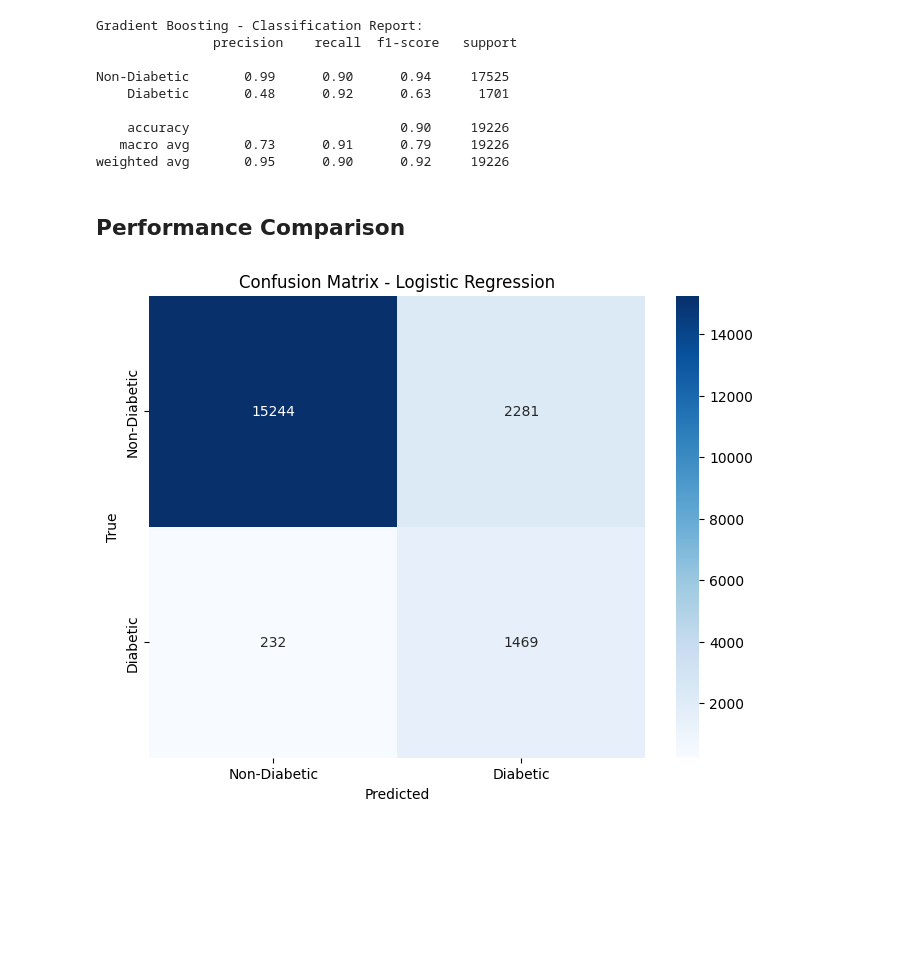
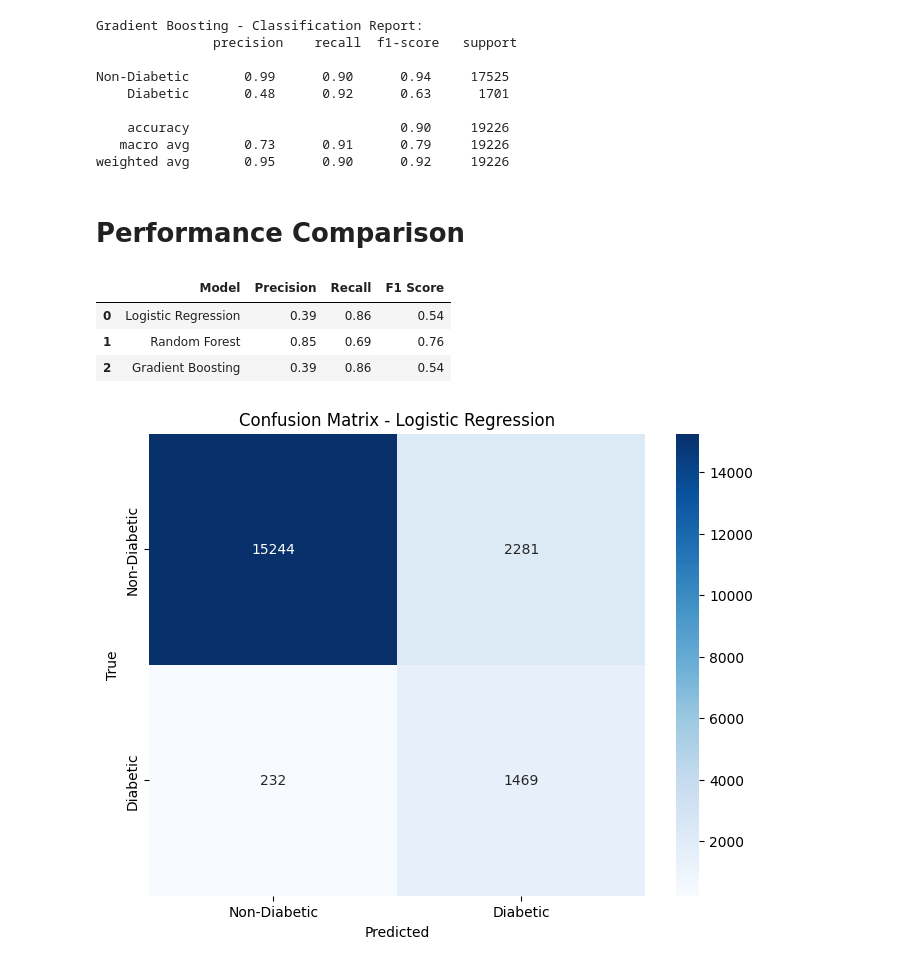
Before and after one commit to MaxBoonjindasup/diabetes_prediction, a Jupyter notebook: Diabetes Prediction.ipynb, the cells around one changed output. Cells and saved outputs as stored; diff of their text form; code cells hidden in the pictures; blank space fills up the shorter version.

```diff
--- a/Diabetes Prediction.ipynb
+++ b/Diabetes Prediction.ipynb
@@ -566,7 +568,23 @@ Non-Diabetic       0.99      0.90      0.94     17525
    macro avg       0.73      0.91      0.79     19226
 weighted avg       0.95      0.90      0.92     19226
 # %% [markdown]
-## Performance Comparison
+# Performance Comparison
+# %%
+performance_data = {
+    'Model': ['Logistic Regression', 'Random Forest', 'Gradient Boosting'],
+    'Precision': [0.39, 0.85, 0.39],
+    'Recall': [0.86, 0.69, 0.86],
+    'F1 Score': [0.54, 0.76, 0.54]
+}
+
+performance_df = pd.DataFrame(performance_data)
+
+performance_df
+# %% [output]
+|  | Model | Precision | Recall | F1 Score |
+| 0 | Logistic Regression | 0.39 | 0.86 | 0.54 |
+| 1 | Random Forest | 0.85 | 0.69 | 0.76 |
+| 2 | Gradient Boosting | 0.39 | 0.86 | 0.54 |
 # %%
 def plot_confusion_matrix(y_true, y_pred, cmap, title):
     conf_matrix = confusion_matrix(y_true, y_pred)
```
Also changed, not shown: parts of 4 cells of this notebook, 1 other file.
